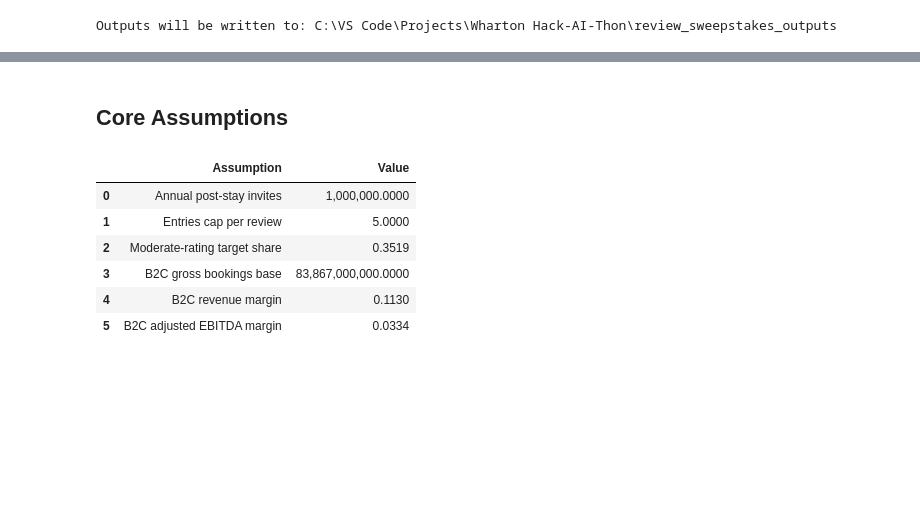
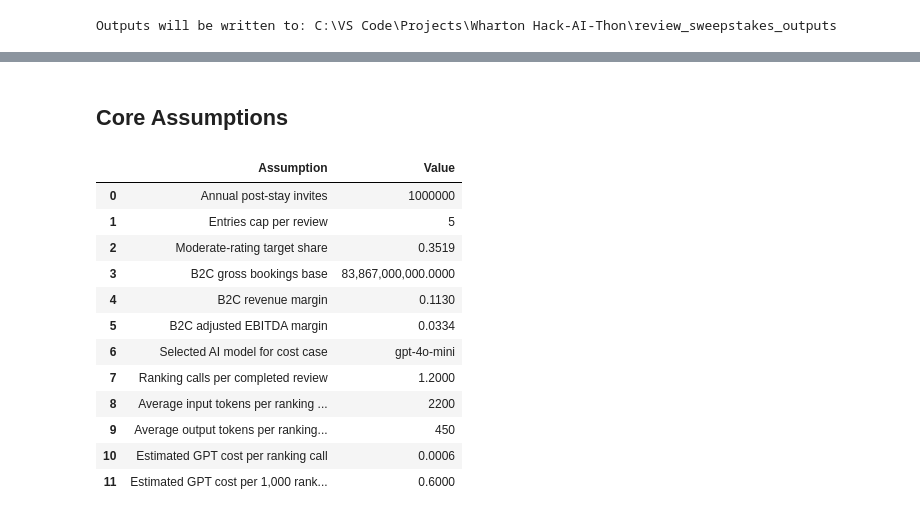
Before and after one commit to Allon-Zhu/Stampedia, a Jupyter notebook: expedia_review_sweepstakes_optimization.ipynb, the cells around one changed output, grey strips where cells are left out. Cells and saved outputs as stored; diff of their text form; code cells hidden in the pictures; blank space fills up the shorter version.

```diff
--- a/expedia_review_sweepstakes_optimization.ipynb
+++ b/expedia_review_sweepstakes_optimization.ipynb
@@ -256,36 +318,122 @@ sensitivity_specs = {
         "affected_booking_base_share": 0.14,
         "max_bps_from_more_reviews": 28.0,
         "max_bps_from_better_reviews": 22.0,
         "sweepstakes_salience_multiplier": 0.60,
         "max_completion_lift_pp": 0.060,
         "completion_curve_k": 5.5,
         "max_entry_lift": 2.00,
         "entry_curve_k": 3.4,
         "winner_redemption_rate": 0.90,
         "cost_realization_ratio": 0.55,
     },
 }
 
+openai_model_costs = {
+    "gpt-4o-mini": {
+        "input_cost_per_1m_tokens": 0.15,
+        "cached_input_cost_per_1m_tokens": 0.075,
+        "output_cost_per_1m_tokens": 0.60,
+        "source": "https://developers.openai.com/api/docs/models/gpt-4o-mini",
+    },
+    "gpt-5.4-mini": {
+        "input_cost_per_1m_tokens": 0.75,
+        "cached_input_cost_per_1m_tokens": 0.075,
+        "output_cost_per_1m_tokens": 4.50,
+        "source": "https://developers.openai.com/api/docs/pricing",
+    },
+}
+
+ai_cost_specs = {
+    "selected_model": "gpt-4o-mini",
+    "calls_per_completed_review": 1.20,
+    "avg_input_tokens_per_call": 2200,
+    "avg_cached_input_tokens_per_call": 0,
+    "avg_output_tokens_per_call": 450,
+    "rationale": "Conservative estimate for one structured ranking call: system prompt + property context + local ranking + JSON schema + five-question JSON output.",
+}
+
+selected_model_cost = openai_model_costs[ai_cost_specs["selected_model"]]
+ai_cost_per_call = (
+    ai_cost_specs["avg_input_tokens_per_call"] * selected_model_cost["input_cost_per_1m_tokens"]
+    + ai_cost_specs["avg_cached_input_tokens_per_call"] * selected_model_cost["cached_input_cost_per_1m_tokens"]
+    + ai_cost_specs["avg_output_tokens_per_call"] * selected_model_cost["output_cost_per_1m_tokens"]
+) / 1_000_000
+
+model_cost_comparison = pd.DataFrame(
+    [
+        {
+            "model": model_name,
+            "input_cost_per_1m_tokens": specs["input_cost_per_1m_tokens"],
+            "cached_input_cost_per_1m_tokens": specs["cached_input_cost_per_1m_tokens"],
+            "output_cost_per_1m_tokens": specs["output_cost_per_1m_tokens"],
+            "estimated_cost_per_ranking_call": (
+                ai_cost_specs["avg_input_tokens_per_call"] * specs["input_cost_per_1m_tokens"]
+                + ai_cost_specs["avg_cached_input_tokens_per_call"] * specs["cached_input_cost_per_1m_tokens"]
+                + ai_cost_specs["avg_output_tokens_per_call"] * specs["output_cost_per_1m_tokens"]
+            ) / 1_000_000,
+            "estimated_cost_per_1000_calls": 1000
+            * (
+                ai_cost_specs["avg_input_tokens_per_call"] * specs["input_cost_per_1m_tokens"]
+                + ai_cost_specs["avg_cached_input_tokens_per_call"] * specs["cached_input_cost_per_1m_tokens"]
+                + ai_cost_specs["avg_output_tokens_per_call"] * specs["output_cost_per_1m_tokens"]
+            )
+            / 1_000_000,
+        }
+        for model_name, specs in openai_model_costs.items()
+    ]
+)
+
 assumptions = pd.DataFrame(
     [
         ("Annual post-stay invites", annual_invites),
         ("Entries cap per review", max_entries_per_review),
         ("Moderate-rating target share", scenario_specs["Moderate-rating targeted"]["target_share"]),
         ("B2C gross bookings base", b2c_2025["gross_bookings"]),
         ("B2C revenue margin", b2c_revenue_margin),
         ("B2C adjusted EBITDA margin", b2c_ebitda_margin),
+        ("Selected AI model for cost case", ai_cost_specs["selected_model"]),
+        ("Ranking calls per completed review", ai_cost_specs["calls_per_completed_review"]),
+        ("Average input tokens per ranking call", ai_cost_specs["avg_input_tokens_per_call"]),
+        ("Average output tokens per ranking call", ai_cost_specs["avg_output_tokens_per_call"]),
+        ("Estimated GPT cost per ranking call", ai_cost_per_call),
+        ("Estimated GPT cost per 1,000 ranking calls", ai_cost_per_call * 1000),
     ],
     columns=["Assumption", "Value"],
 )
+
+ai_assumptions = pd.DataFrame(
+    [
+        {"field": "Selected model", "value": ai_cost_specs["selected_model"]},
+        {"field": "Calls per completed review", "value": ai_cost_specs["calls_per_completed_review"]},
+        {"field": "Avg input tokens per call", "value": ai_cost_specs["avg_input_tokens_per_call"]},
+        {"field": "Avg output tokens per call", "value": ai_cost_specs["avg_output_tokens_per_call"]},
+        {"field": "Estimated cost per ranking call", "value": ai_cost_per_call},
+        {"field": "Rationale", "value": ai_cost_specs["rationale"]},
+    ]
+)
+
 assumptions.to_csv(OUTPUT_DIR / "financial_assumptions.csv", index=False)
+ai_assumptions.to_csv(OUTPUT_DIR / "openai_cost_assumptions.csv", index=False)
+model_cost_comparison.to_csv(OUTPUT_DIR / "model_cost_comparison.csv", index=False)
+
 display(Markdown("## Core Assumptions"))
 display(assumptions)
+display(Markdown("## AI Cost Assumptions"))
+display(ai_assumptions)
+display(Markdown("## Model Cost Comparison"))
+display(model_cost_comparison)
 # %% [output]
 ## Core Assumptions
 |  | Assumption | Value |
-| 0 | Annual post-stay invites | 1,000,000.0000 |
-| 1 | Entries cap per review | 5.0000 |
+| 0 | Annual post-stay invites | 1000000 |
+| 1 | Entries cap per review | 5 |
 | 2 | Moderate-rating target share | 0.3519 |
 | 3 | B2C gross bookings base | 83,867,000,000.0000 |
 | 4 | B2C revenue margin | 0.1130 |
 | 5 | B2C adjusted EBITDA margin | 0.0334 |
+| 6 | Selected AI model for cost case | gpt-4o-mini |
+| 7 | Ranking calls per completed review | 1.2000 |
+| 8 | Average input tokens per ranking ... | 2200 |
+| 9 | Average output tokens per ranking... | 450 |
+| 10 | Estimated GPT cost per ranking call | 0.0006 |
+| 11 | Estimated GPT cost per 1,000 rank... | 0.6000 |
```
Also changed, not shown: parts of 13 cells of this notebook, 25 other files.
